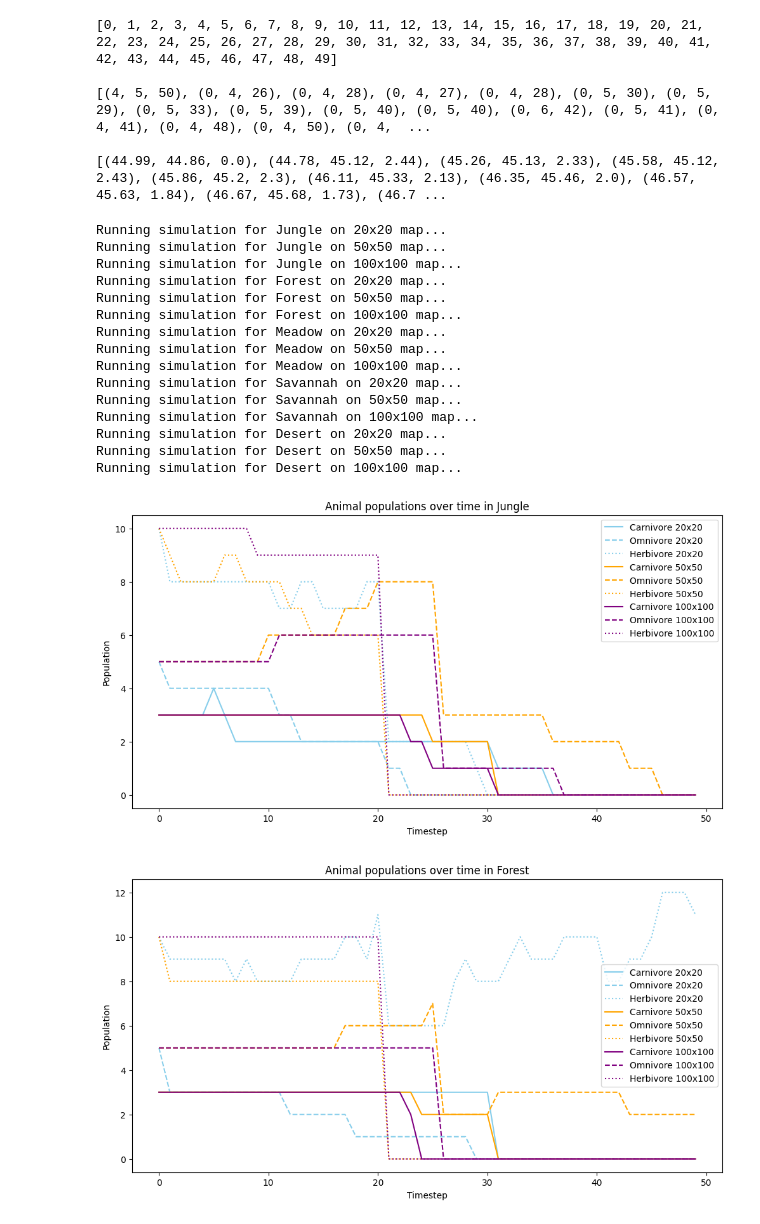
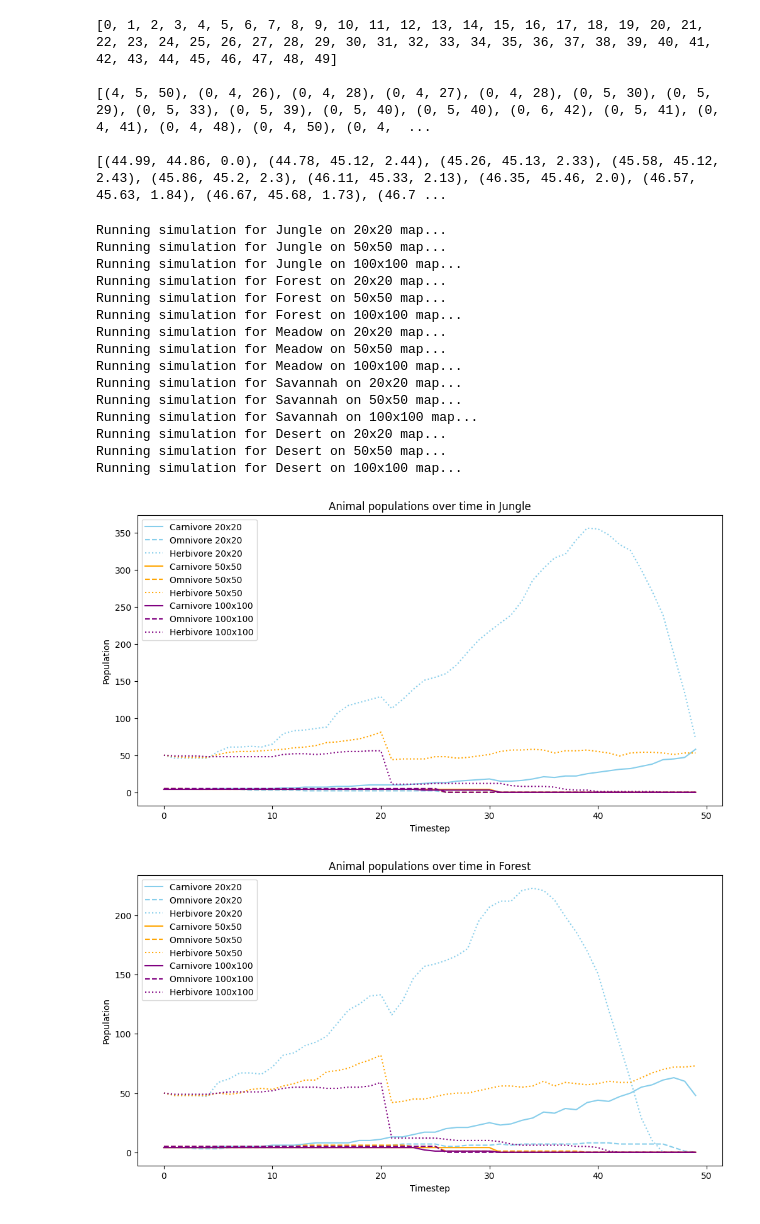
Before and after one commit to ConnorO-S/CMSE202-Section-4-Project-6, a Jupyter notebook: ExampleSimulation.ipynb, the cells around one changed output. Saved outputs shown, nothing was run; the diff lists cells and outputs as text; code cells hidden in the pictures.

```diff
--- a/ExampleSimulation.ipynb
+++ b/ExampleSimulation.ipynb
@@ -132,7 +132,7 @@ timesteps = 50
 def create_animals(rows, cols):
     animals = []
     # herb
-    for _ in range(10):
+    for _ in range(50):
         animals.append(Herbivore(posX=random.randint(0, rows-1),
                                  posY=random.randint(0, cols-1),
                                  max_satiety=50, speed=1, vision=1, lifespan=20))
@@ -142,7 +142,7 @@ def create_animals(rows, cols):
                                 posY=random.randint(0, cols-1),
                                 max_satiety=50, speed=2, vision=2, lifespan=25))
     # carn
-    for _ in range(3):
+    for _ in range(4):
         animals.append(Carnivore(posX=random.randint(0, rows-1),
                                  posY=random.randint(0, cols-1),
                                  max_satiety=50, speed=3, vision=3, lifespan=30))
@@ -196,32 +196,32 @@ for env in environments:
             avg_water = [t[0] for t in result['data'][2]]
             avg_veg   = [t[1] for t in result['data'][2]]
             avg_meat  = [t[2] for t in result['data'][2]]
 
             color = map_colors[(rows, cols)]
             plt.plot(timesteps, avg_water, label=f"Water {rows}x{cols}", linestyle='-', color=color)
             plt.plot(timesteps, avg_veg, label=f"Vegetation {rows}x{cols}", linestyle='--', color=color)
             plt.plot(timesteps, avg_meat, label=f"Meat {rows}x{cols}", linestyle=':', color=color)
 
     plt.xlabel("Timestep")
     plt.ylabel("Average per tile")
     plt.title(f"Resources over time in {env}")
     plt.legend()
     plt.show()
 # %% [output]
 Running simulation for Jungle on 20x20 map...
 Running simulation for Jungle on 50x50 map...
 Running simulation for Jungle on 100x100 map...
 Running simulation for Forest on 20x20 map...
 Running simulation for Forest on 50x50 map...
 Running simulation for Forest on 100x100 map...
 Running simulation for Meadow on 20x20 map...
 Running simulation for Meadow on 50x50 map...
 Running simulation for Meadow on 100x100 map...
 Running simulation for Savannah on 20x20 map...
 Running simulation for Savannah on 50x50 map...
 Running simulation for Savannah on 100x100 map...
 Running simulation for Desert on 20x20 map...
 Running simulation for Desert on 50x50 map...
 Running simulation for Desert on 100x100 map...
-[figure, old version]
+[figure, new version]
-[figure, old version]
+[figure, new version]
```
Also changed, not shown: parts of 1 cell of this notebook.
